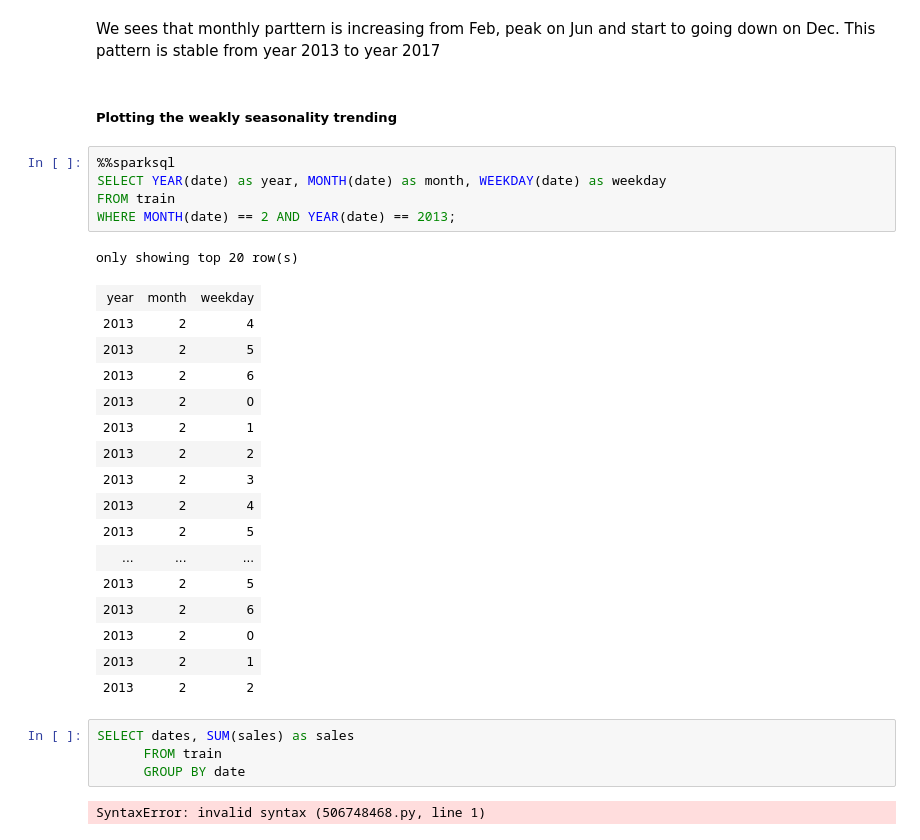
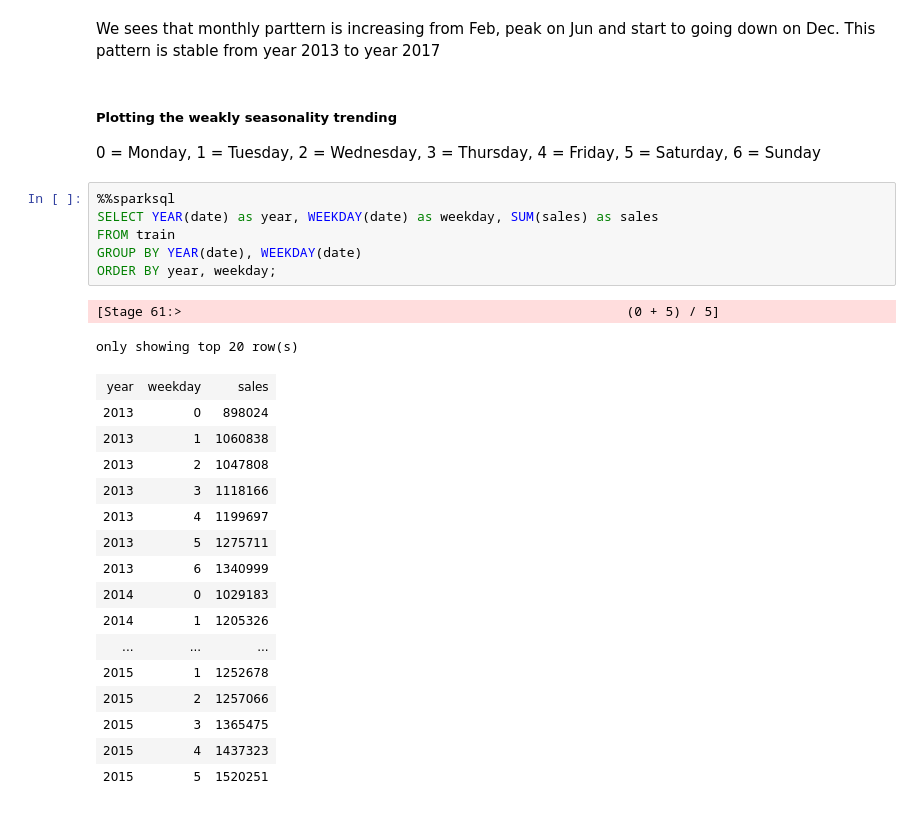
Before and after one commit to FelixQLe/Fine_Grained_Time_Serries_Forecasting_Leverage_Apache_Spark_FBProphet, a Jupyter notebook: Fine_Grained_Time_Serries_Forecasting_Leverage_Apache_Spark_FBProphet.ipynb, the cells around one changed output. Saved outputs shown, nothing was run; the diff lists cells and outputs as text.

Commit message:
weekday seasonality trending Analysis

```diff
--- a/Fine_Grained_Time_Serries_Forecasting_Leverage_Apache_Spark_FBProphet.ipynb
+++ b/Fine_Grained_Time_Serries_Forecasting_Leverage_Apache_Spark_FBProphet.ipynb
@@ -269,32 +272,30 @@ plt.show()
 We sees that monthly parttern is increasing from Feb, peak on Jun and start to going down on Dec. This pattern is stable from year 2013 to year 2017
 # %% [markdown]
 ##### Plotting the weakly seasonality trending
+
+0 = Monday, 1 = Tuesday, 2 = Wednesday, 3 = Thursday, 4 = Friday, 5 = Saturday, 6 = Sunday
 # %%
 %%sparksql
-SELECT YEAR(date) as year, MONTH(date) as month, WEEKDAY(date) as weekday
+SELECT YEAR(date) as year, WEEKDAY(date) as weekday, SUM(sales) as sales
 FROM train
-WHERE MONTH(date) == 2 AND YEAR(date) == 2013;
+GROUP BY YEAR(date), WEEKDAY(date)
+ORDER BY year, weekday;
 # %% [output]
-only showing top 20 row(s)
+[Stage 61:>                                                         (0 + 5) / 5]
+only showing top 20 row(s)
-| year | month | weekday |
-| 2013 | 2 | 4 |
-| 2013 | 2 | 5 |
-| 2013 | 2 | 6 |
-| 2013 | 2 | 0 |
-| 2013 | 2 | 1 |
-| 2013 | 2 | 2 |
-| 2013 | 2 | 3 |
-| 2013 | 2 | 4 |
-| 2013 | 2 | 5 |
+| year | weekday | sales |
+| 2013 | 0 | 898024 |
+| 2013 | 1 | 1060838 |
+| 2013 | 2 | 1047808 |
+| 2013 | 3 | 1118166 |
+| 2013 | 4 | 1199697 |
+| 2013 | 5 | 1275711 |
+| 2013 | 6 | 1340999 |
+| 2014 | 0 | 1029183 |
+| 2014 | 1 | 1205326 |
 | ... | ... | ... |
-| 2013 | 2 | 5 |
-| 2013 | 2 | 6 |
-| 2013 | 2 | 0 |
-| 2013 | 2 | 1 |
-| 2013 | 2 | 2 |
+| 2015 | 1 | 1252678 |
+| 2015 | 2 | 1257066 |
+| 2015 | 3 | 1365475 |
+| 2015 | 4 | 1437323 |
+| 2015 | 5 | 1520251 |
-# %%
-SELECT dates, SUM(sales) as sales
-      FROM train
-      GROUP BY date
-# %% [output]
-SyntaxError: invalid syntax (506748468.py, line 1)
```
Also changed, not shown: parts of 7 cells of this notebook.
